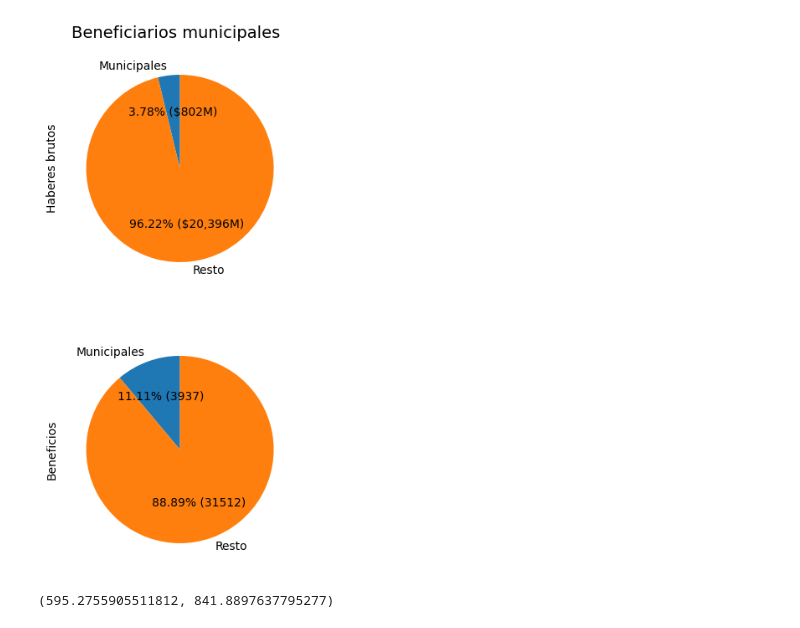
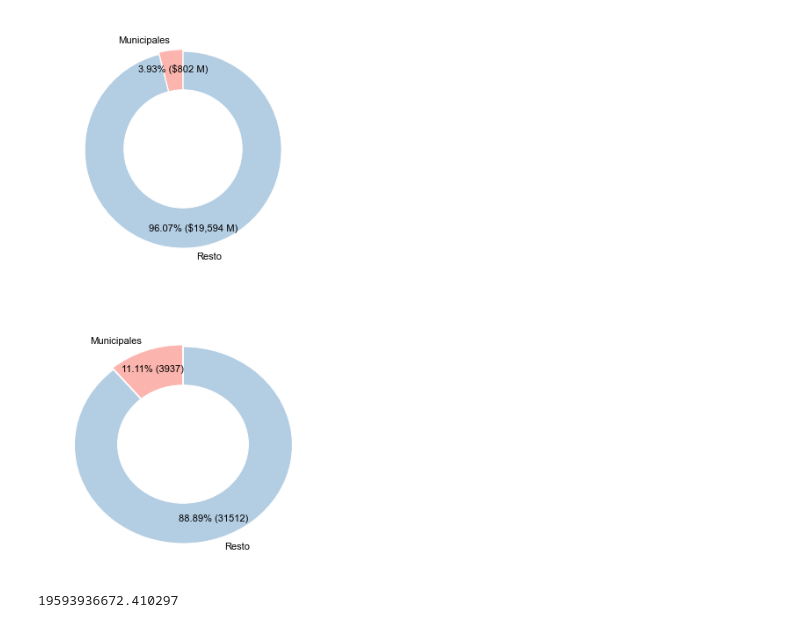
Before and after one commit to chrisgalvez/ReportesLiquidaciones, a Jupyter notebook: estadisticas-liquidaciones.ipynb, the cells around one changed output. Cells and saved outputs as stored; diff of their text form; code cells hidden in the pictures.

```diff
--- a/estadisticas-liquidaciones.ipynb
+++ b/estadisticas-liquidaciones.ipynb
@@ -240,38 +268,60 @@ plt.close()
 # %%
 municipales_bruto = brutos.loc[brutos["TIPOREPARTICION"] == "Municipio"].sum()["BRUTO"]
 
-resto_municipales_bruto = brutos.loc[brutos["TIPOREPARTICION"] != "Municio"].sum()["BRUTO"]
+resto_municipales_bruto = brutos[~(brutos["TIPOREPARTICION"]=="Municipio")]["BRUTO"].sum()
 
 muni_bruto = pd.concat([pd.Series({"Municipales": municipales_bruto}), pd.Series({"Resto": resto_municipales_bruto})])
 
 municipales_cantidad = len(brutos.loc[brutos["TIPOREPARTICION"] == "Municipio"])
 resto_municipales_cantidad = len(brutos.loc[brutos["TIPOREPARTICION"] != "Municipio"])
 
 muni_cant = pd.concat([pd.Series({"Municipales": municipales_cantidad}), pd.Series({"Resto": resto_municipales_cantidad})])
 
-fig, ax = plt.subplots(2, 1, figsize=(4, 8))
-plt.figtext(0.5, 0.9, 'Beneficiarios municipales', fontsize=14, ha='center')
+fig, ax = plt.subplots(2, 1, figsize=(4,8))
+#plt.figtext(0.5, 0.9, 'Beneficiarios municipales', fontsize=14, ha='center')
 
 
 plt.subplot(2,1,1)
-plt.pie(x=muni_bruto, labels=muni_bruto.index, autopct=lambda p:f'{p:.2f}% (${p*sum(muni_bruto)/100000000 :,.0f}M)', shadow=False, startangle=90)
-plt.ylabel(ylabel="Haberes brutos")
+plt.pie(x=muni_bruto, labels=muni_bruto.index, autopct=lambda p:f'{p:.2f}% (${p*sum(muni_bruto)/100000000 :,.0f} M)',
+        shadow=False, startangle=90, explode=[0.01] * len(muni_cant), pctdistance=0.80, colors=colores[0:2],
+        textprops={"fontsize": 8, "color": "black"})
+#plt.ylabel(ylabel="Haberes brutos")
+centre_circle = plt.Circle((0, 0), 0.60, fc='white')
+fig = plt.gcf()
+
+# Adding Circle in Pie chart
+fig.gca().add_artist(centre_circle)
 
 plt.subplot(2,1,2)
-plt.pie(x=muni_cant, labels=muni_cant.index, autopct=lambda p:f'{p:.2f}% ({p*sum(muni_cant)/100 :.0f})', shadow=False, startangle=90)
-plt.ylabel(ylabel="Beneficios")
+plt.pie(x=muni_cant, labels=muni_cant.index, autopct=lambda p:f'{p:.2f}% ({p*sum(muni_cant)/100 :.0f})',
+        shadow=False, startangle=90, explode=[0.01] * len(muni_cant), pctdistance=0.80,
+        textprops={"fontsize": 8, "color": "black"}, colors=colores[0:2])
+#plt.ylabel(ylabel="Beneficios")
+# draw circle
+centre_circle = plt.Circle((0, 0), 0.60, fc='white')
+fig = plt.gcf()
+
+# Adding Circle in Pie chart
+fig.gca().add_artist(centre_circle)
+
+''' add resources/logoIPS.png to the bottom fo the pie chart'''
+logo = plt.imread('resources/logoIPS.png')
+logo = plt.imshow(logo, aspect='auto', zorder=0, )
+
+
+
 
 plt.show()
 
-#c.setPageSize(A4)
+
 
 temp_pie_municipales = tempfile.NamedTemporaryFile(delete=False, suffix='.png')
 plt.savefig(temp_pie_municipales)
 
 
 plt.close()
 # %% [output]
-[figure, old version]
+[figure, new version]
 # %%
 from reportlab.lib.pagesizes import A4, landscape
 from reportlab.lib.units import mm
@@ -310,7 +355,9 @@ temp_pie_beneficios_sexo_tipo.close()
 temp_pie_brutos_tr.close()
 
 c.save()
-# %%
-A4
-# %% [output]
-(595.2755905511812, 841.8897637795277)
+# %%
+pd.options.display.float_format = lambda x: '{:,.2f}'.format(x)
+
+muni_bruto
+# %% [output]
+19593936672.410297
```
Also changed, not shown: parts of 9 cells of this notebook, 1 other file.
